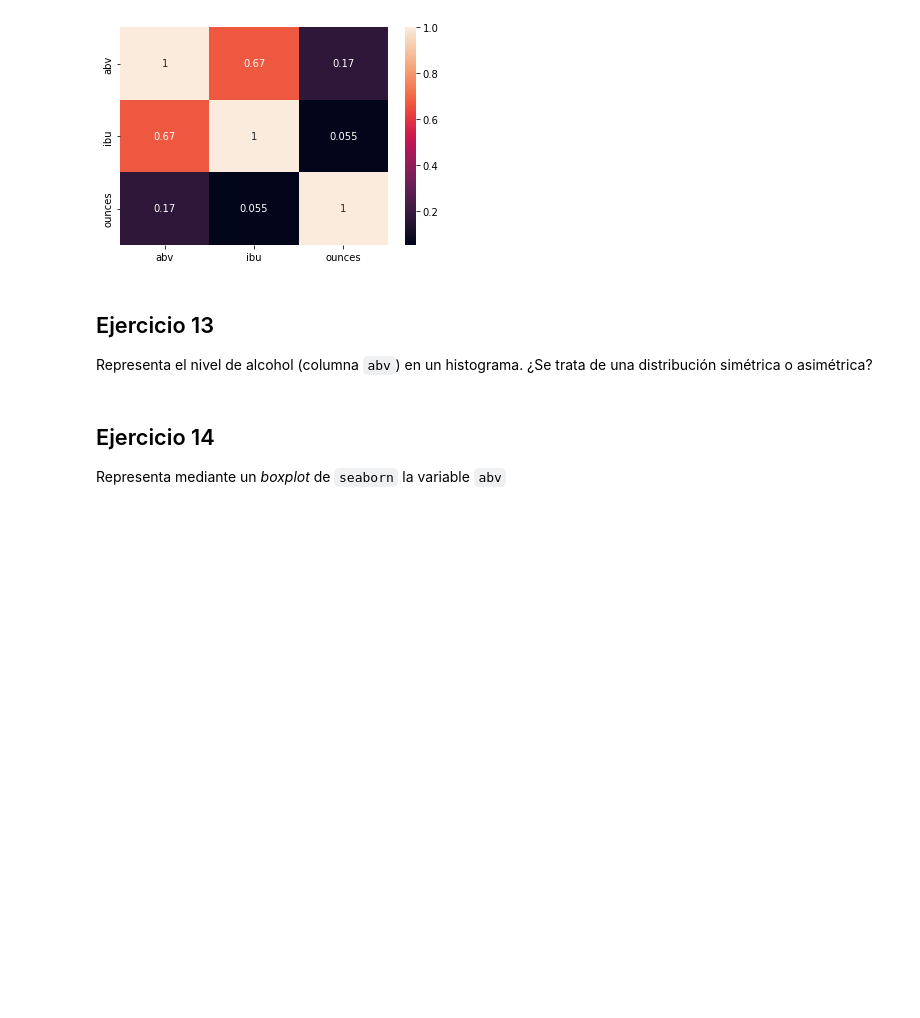
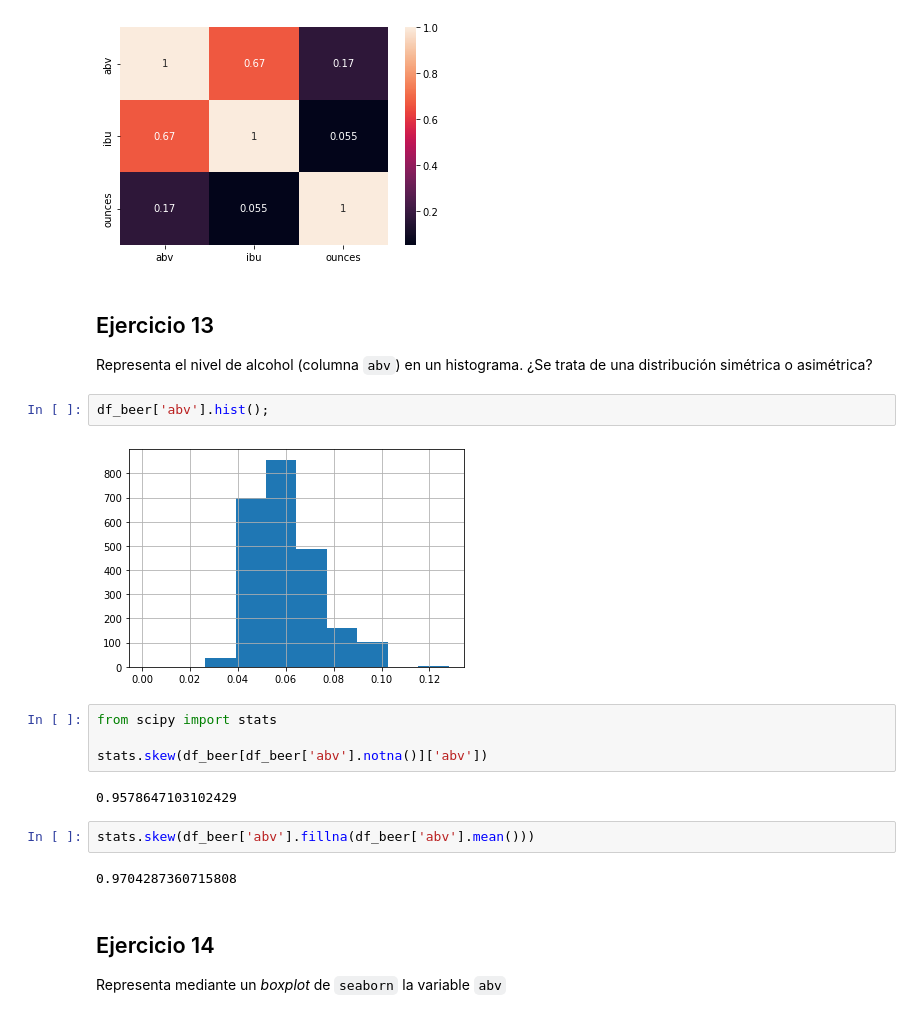
Before and after one commit to MNievas12/ds_thebridge_6_22, a Jupyter notebook: 2-Data_Analysis/2-Pandas/Práctica/9-Beers/birras_repaso.ipynb, the cells around one changed output. Saved outputs shown, nothing was run; the diff lists cells and outputs as text; blank space fills up the shorter version.

```diff
--- a/2-Data_Analysis/2-Pandas/Práctica/9-Beers/birras_repaso.ipynb
+++ b/2-Data_Analysis/2-Pandas/Práctica/9-Beers/birras_repaso.ipynb
@@ -384,6 +384,20 @@ sns.heatmap(df_beer[['abv','ibu','ounces']].corr(), annot=True);
 # %% [markdown]
 ## Ejercicio 13
 Representa el nivel de alcohol (columna `abv`) en un histograma. ¿Se trata de una distribución simétrica o asimétrica?
+# %%
+df_beer['abv'].hist();
+# %% [output]
+[figure, added]
+# %%
+from scipy import stats
+
+stats.skew(df_beer[df_beer['abv'].notna()]['abv'])
+# %% [output]
+0.9578647103102429
+# %%
+stats.skew(df_beer['abv'].fillna(df_beer['abv'].mean()))
+# %% [output]
+0.9704287360715808
 # %% [markdown]
 ## Ejercicio 14
 Representa mediante un *boxplot* de `seaborn` la variable `abv`
```
Also changed, not shown: parts of 28 cells of this notebook.
